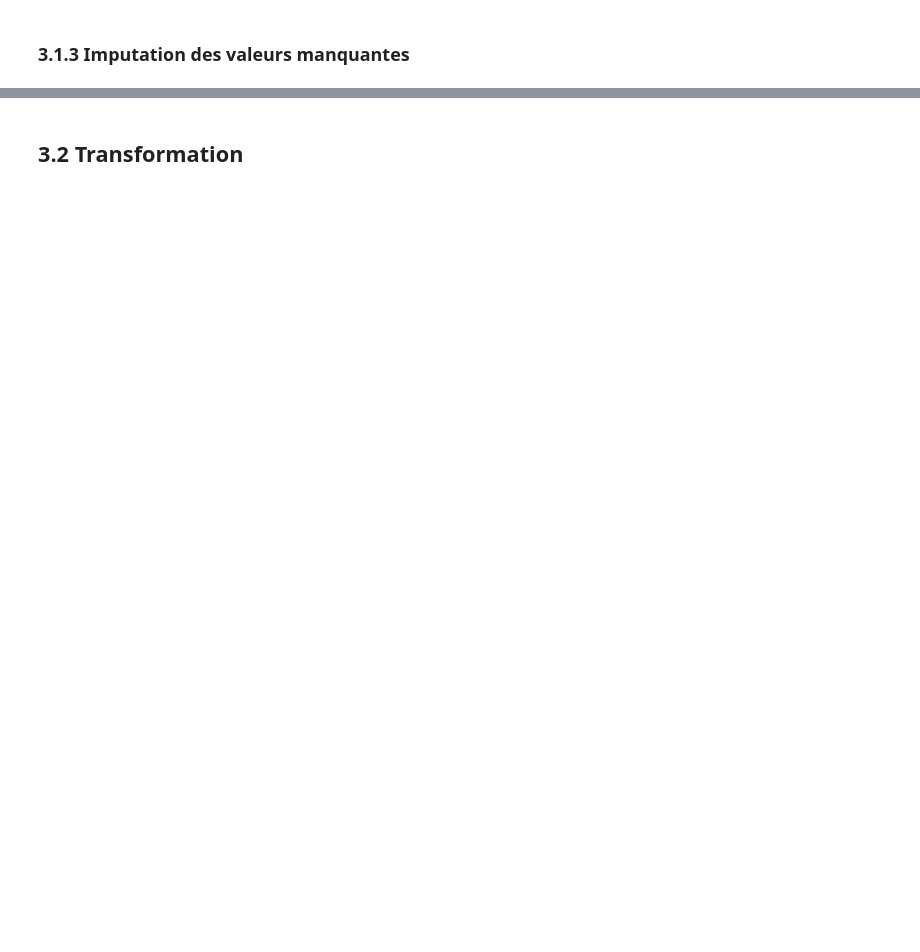
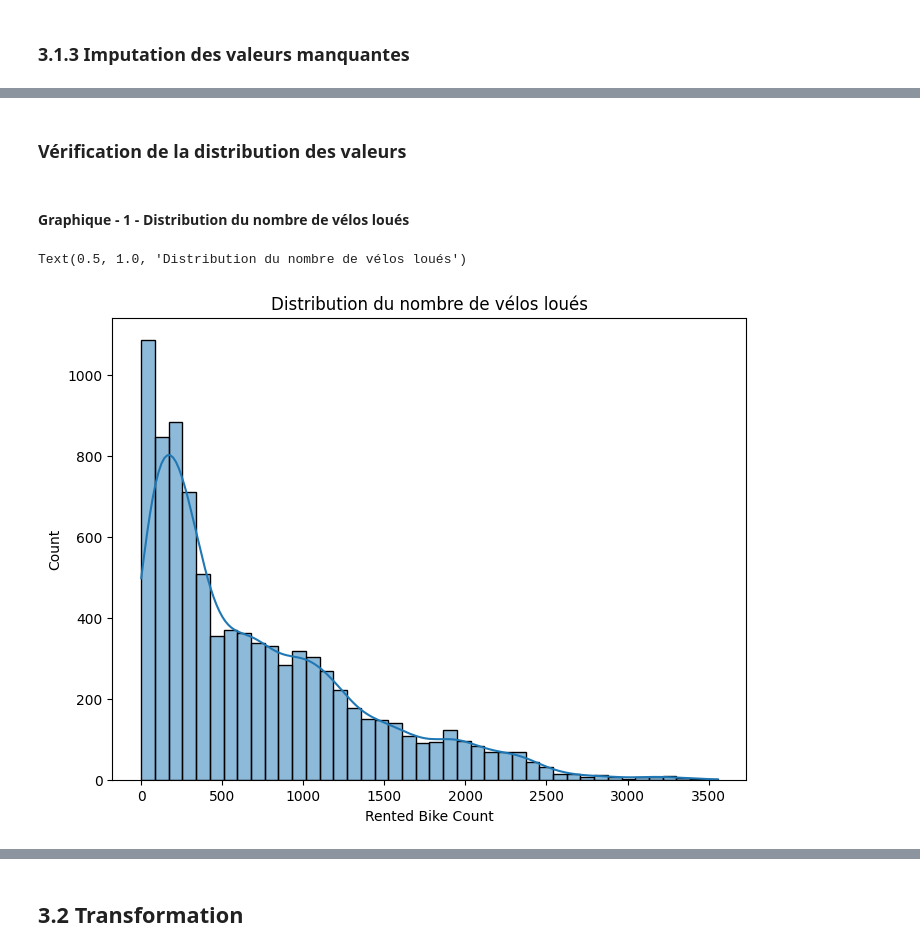
Before and after one commit to Majdi-Zlitni/ML-Project-Bike-Sharing-Model, a Jupyter notebook: Notebooks/Bike_Sharing_Analysis.ipynb, the cells around one changed output, grey strips where cells are left out. Cells and saved outputs as stored; diff of their text form; code cells hidden in the pictures; blank space fills up the shorter version.

```diff
--- a/Notebooks/Bike_Sharing_Analysis.ipynb
+++ b/Notebooks/Bike_Sharing_Analysis.ipynb
@@ -266,0 +178,20 @@ data.fillna(method='ffill', inplace=True)
+# %%
+import pandas as pd
+from sklearn.impute import SimpleImputer
+data = pd.read_csv('../Data/SeoulBikeData.csv',encoding='ISO-8859-1')
+
+# Séparer les colonnes numériques et catégorielles
+numerical_cols = data.select_dtypes(include=['float64', 'int64']).columns
+categorical_cols = data.select_dtypes(include=['object']).columns
+
+# Imputation pour les colonnes numériques (moyenne)
+imputer_num = SimpleImputer(strategy='mean')
+data[numerical_cols] = imputer_num.fit_transform(data[numerical_cols])
+
+# Imputation pour les colonnes catégorielles (mode)
+imputer_cat = SimpleImputer(strategy='most_frequent')
+data[categorical_cols] = imputer_cat.fit_transform(data[categorical_cols])
+
+# Vérification des valeurs manquantes après imputation
+valeurs_manquantes_apres = data.isnull().sum().sum()
+print(f"Valeurs manquantes après imputation : {valeurs_manquantes_apres}")
@@ -266,0 +242,18 @@ data.fillna(method='ffill', inplace=True)
+# %% [markdown]
+### Vérification de la distribution des valeurs
+# %% [markdown]
+#### Graphique - 1 - Distribution du nombre de vélos loués
+# %%
+#!pip install seaborn
+import seaborn as sns
+import matplotlib.pyplot as plt
+
+
+plt.figure(figsize=(18,6))
+
+plt.subplot(1,2,1)
+sns.histplot(x='Rented Bike Count',data=data, kde=True)
+plt.title("Distribution du nombre de vélos loués")
+# %% [output]
+Text(0.5, 1.0, 'Distribution du nombre de vélos loués')
+[figure, added]
```
Also changed, not shown: parts of 91 cells of this notebook, 21 other files.
